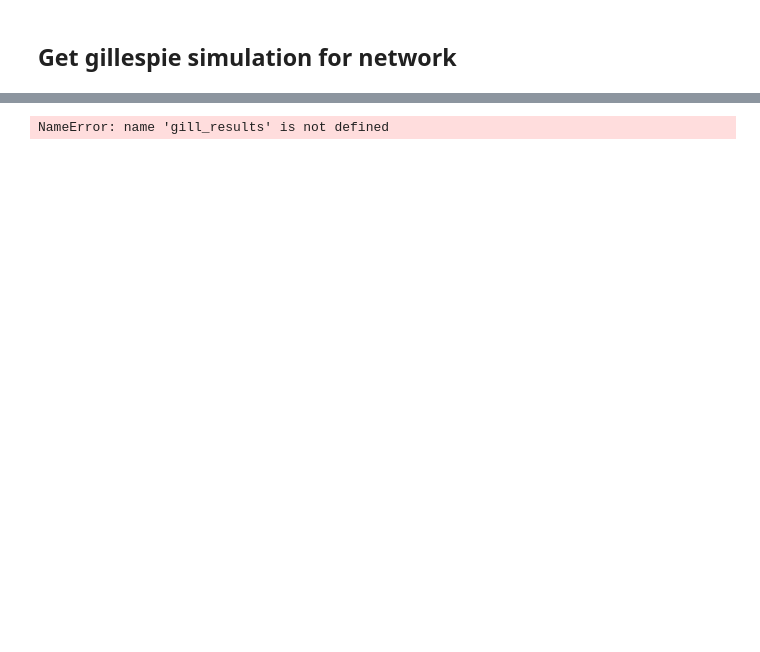
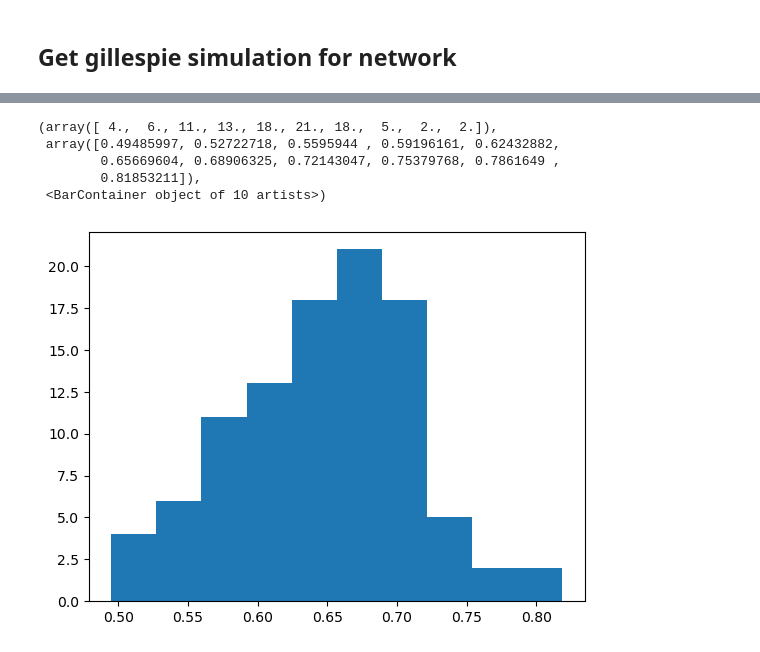
Before and after one commit to dkornai/SSD-in-Neurons, a Jupyter notebook: simulate_from_network.ipynb, the cells around one changed output, grey strips where cells are left out. Cells and saved outputs as stored; diff of their text form; code cells hidden in the pictures; blank space fills up the shorter version.

```diff
--- a/simulate_from_network.ipynb
+++ b/simulate_from_network.ipynb
@@ -113,5 +77,5 @@ N2      215.9924
 # %% [markdown]
 ## Get gillespie simulation for network
 # %%
-GILL_PARAM = gillespie_reaction_dict_from_network(G)
+GILL_PARAM = gillespie_param_from_network(G)
 # %% [output]
@@ -134,6 +98,6 @@ react.# state i par(c_b, mu, nss, delta)
 0, 1    0       [0.1, 0.07, 100.0, 0.5]
 # %%
 %%time
-gill_results = GILL_simulate(GILL_PARAM, TIME_POINTS, START_STATE, replicates = 100000)
+gill_results = GILL_simulate(GILL_PARAM, TIME_POINTS, START_STATE, replicates = 5000)
 # %% [output]
 simulating...
@@ -174,12 +138,23 @@ def get_result_statistics(
     # get the total heteroplasmies in the last time point
     final_total_het = total_het[:,-1]
 
-    print(final_total_het)
-    plt.hist(final_total_het, bins=20)
+    return final_total_het
 
-
-get_result_statistics(gill_results, TIME_POINTS, DELTA, VARS, COMP)
+final_het_sampe = get_result_statistics(gill_results, TIME_POINTS, DELTA, VARS, COMP)
-# %% [output]
-NameError: name 'gill_results' is not defined
+# %%
+def sample_means(sample, batchsize = 50):
+    assert sample.size % batchsize == 0, 'number of samples must be divisible by the batch size'
+    sample = np.reshape(sample, (int(sample.size/batchsize), batchsize))
+    return np.mean(sample, axis = 1)
+
+means = sample_means(final_het_sampe)
+plt.hist(means)
+# %% [output]
+(array([ 4.,  6., 11., 13., 18., 21., 18.,  5.,  2.,  2.]),
+ array([0.49485997, 0.52722718, 0.5595944 , 0.59196161, 0.62432882,
+        0.65669604, 0.68906325, 0.72143047, 0.75379768, 0.7861649 ,
+        0.81853211]),
+ <BarContainer object of 10 artists>)
+[figure, added]
 # %%
 plot_gillespie(gill_results, TIME_POINTS, DELTA, VARS, COMP)
```
Also changed, not shown: parts of 10 cells of this notebook, 12 other files.
